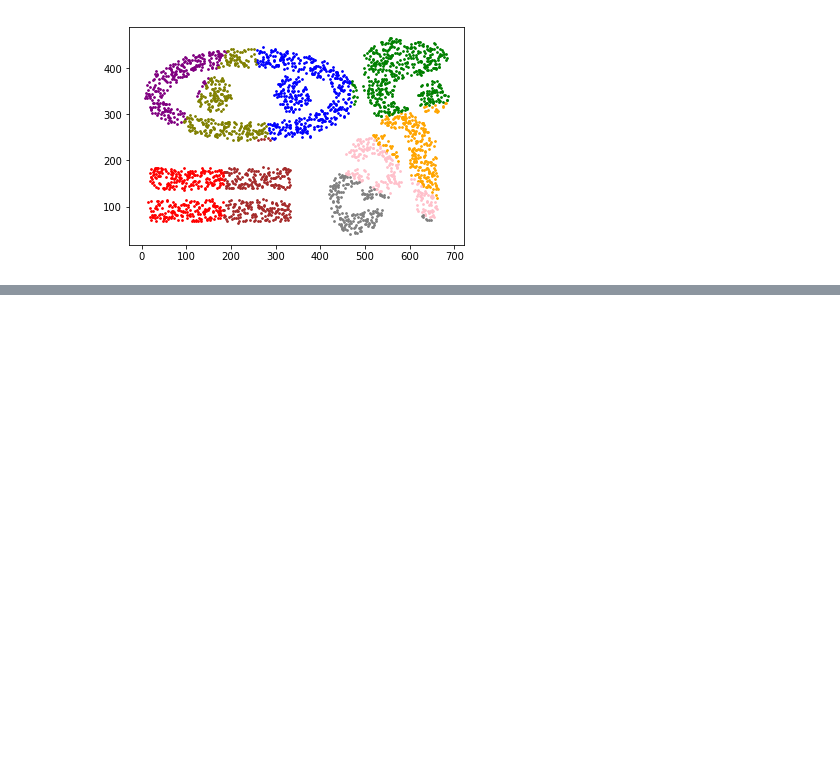
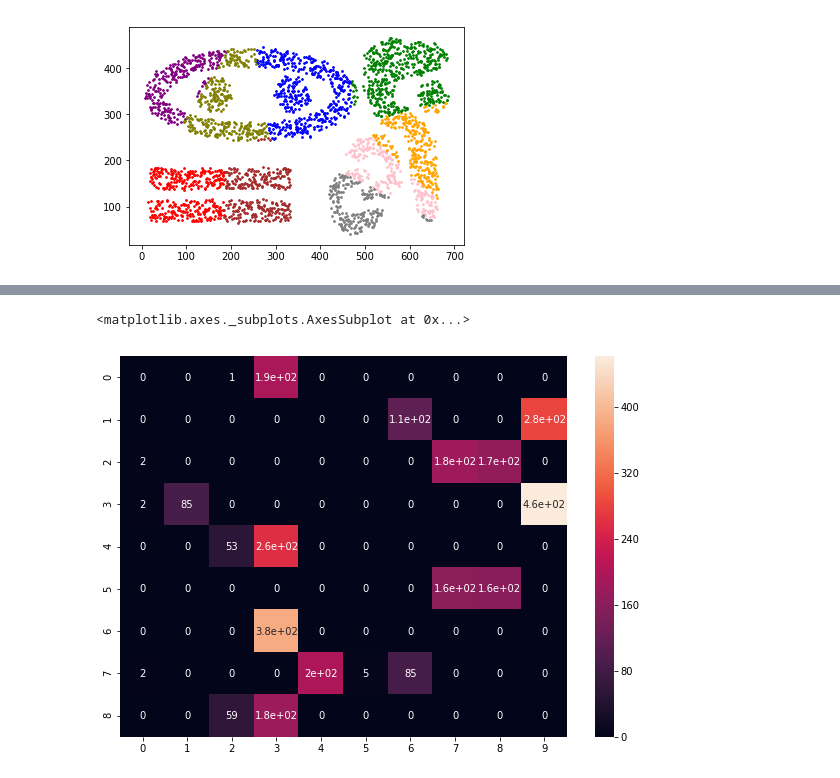
Before and after one commit to SimonSebechlebsky/vos2-clustering, a Jupyter notebook: clustering.ipynb, the cells around one changed output, grey strips where cells are left out. Cells and saved outputs as stored; diff of their text form; code cells hidden in the pictures; blank space fills up the shorter version.

```diff
--- a/clustering.ipynb
+++ b/clustering.ipynb
@@ -94,0 +128,4 @@ visualize_clusters(df2, 'x_pca', 'y_pca', 'class')
+# %%
+from sklearn.metrics.cluster import contingency_matrix
+
+cm_kmeans = contingency_matrix(k_means, db_scan)
@@ -94,0 +144,9 @@ visualize_clusters(df2, 'x_pca', 'y_pca', 'class')
+# %%
+import seaborn as sn
+
+df_cm = pd.DataFrame(cm_kmeans)
+plt.figure(figsize = (10,7))
+sn.heatmap(df_cm, annot=True)
+# %% [output]
+<matplotlib.axes._subplots.AxesSubplot at 0x...>
+[figure, added]
```
Also changed, not shown: parts of 21 cells of this notebook.
